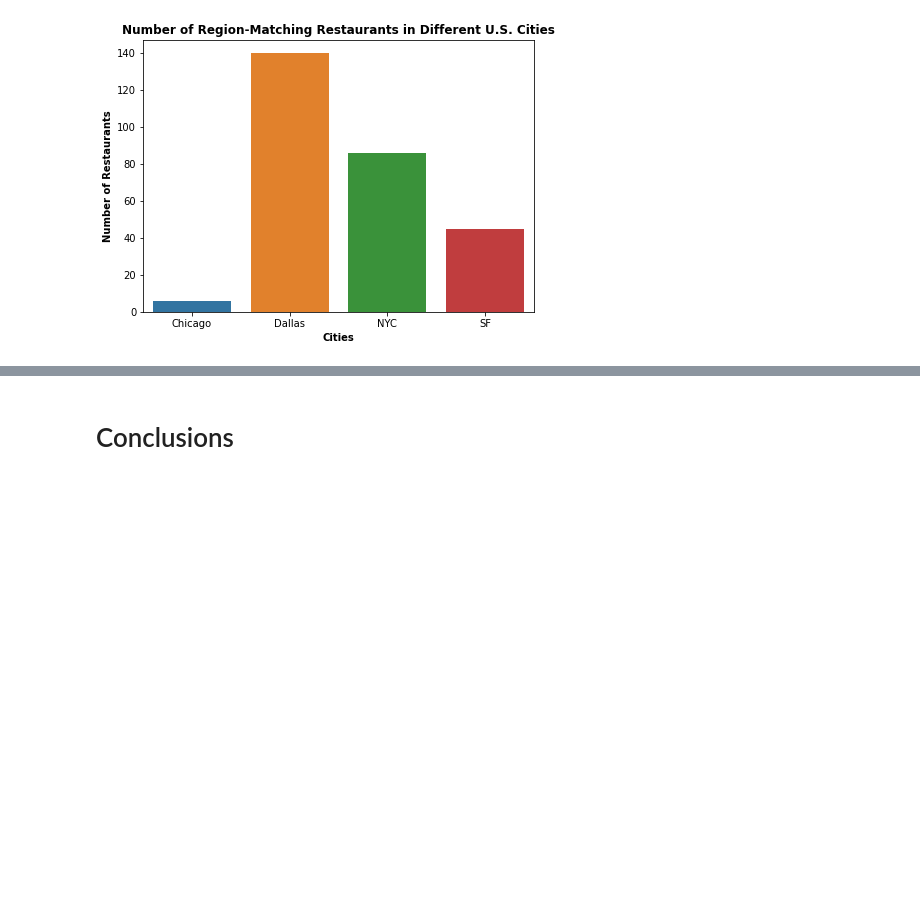
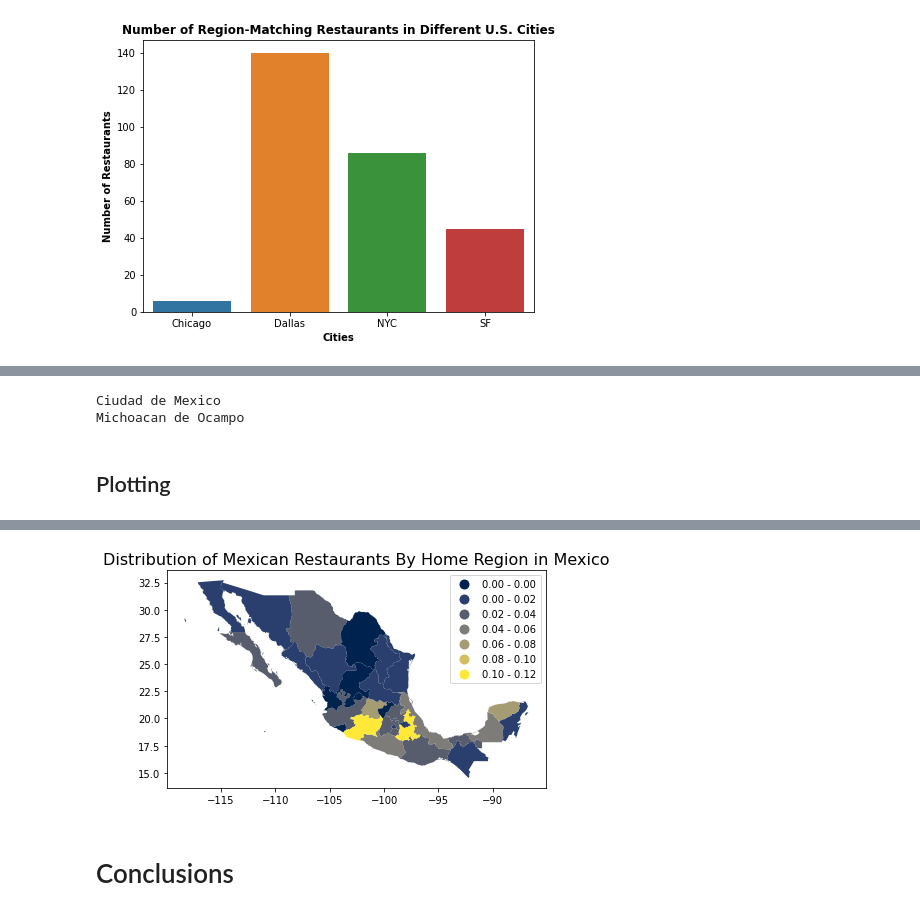
Before and after one commit to gregfeliu/Mexican_Immigration_Through_Restaurant_Names, a Jupyter notebook: Analysis.ipynb, the cells around one changed output, grey strips where cells are left out. Drawn from its saved outputs; the diff is of its cells as text; code cells hidden in the pictures; blank space fills up the shorter version.

```diff
--- a/Analysis.ipynb
+++ b/Analysis.ipynb
@@ -376,0 +413,7 @@ ax.set_xlabel("Cities", fontweight='bold')
+# %%
+for x in all_rest_df.index:
+    if x not in list(mex_gdf.Region):
+        print(x)
+# %% [output]
+Ciudad de Mexico
+Michoacan de Ocampo
@@ -376,0 +425,20 @@ ax.set_xlabel("Cities", fontweight='bold')
+# %%
+all_rest_df.columns = ['Region', "Count_of_restaurants", "Percent_of_all_restaurants"]
+# %%
+mex_gdf3 = mex_gdf.merge(all_rest_df, left_on = 'Region', right_on = 'Region', how='outer')
+# %%
+mex_gdf3.fillna(value = 0, inplace=True)
+# %% [markdown]
+## Plotting
+# %%
+bin_range_times13 = list(range(0, 13, 2))
+bin_range13 = np.array(bin_range_times13) / 100
+# %%
+fig, ax = plt.subplots(1, figsize=(8,4))
+# fig.title('Percent of All Mexican Restaurants Referring to a Region From Four U.S. Cities', fontsize=20)
+mex_gdf3.plot(column='Percent_of_all_restaurants', cmap = 'cividis', legend=True,
+              scheme='User_Defined', ax=ax,
+              classification_kwds=dict(bins=bin_range13))
+ax.set_title("Distribution of Mexican Restaurants By Home Region in Mexico",fontsize=16)
+# plt.savefig("./my_saved_data/Map_of_all_restaurants_and_their_regions.png", pad_inches='tight', orientation='landscape')
+# %% [output]
@@ -377,3 +447,4 @@ ax.set_xlabel("Cities", fontweight='bold')
+[figure, added]
 # %% [markdown]
 # Conclusions
 # %% [markdown]
```
Also changed, not shown: parts of 10 cells of this notebook, 1 other file.
